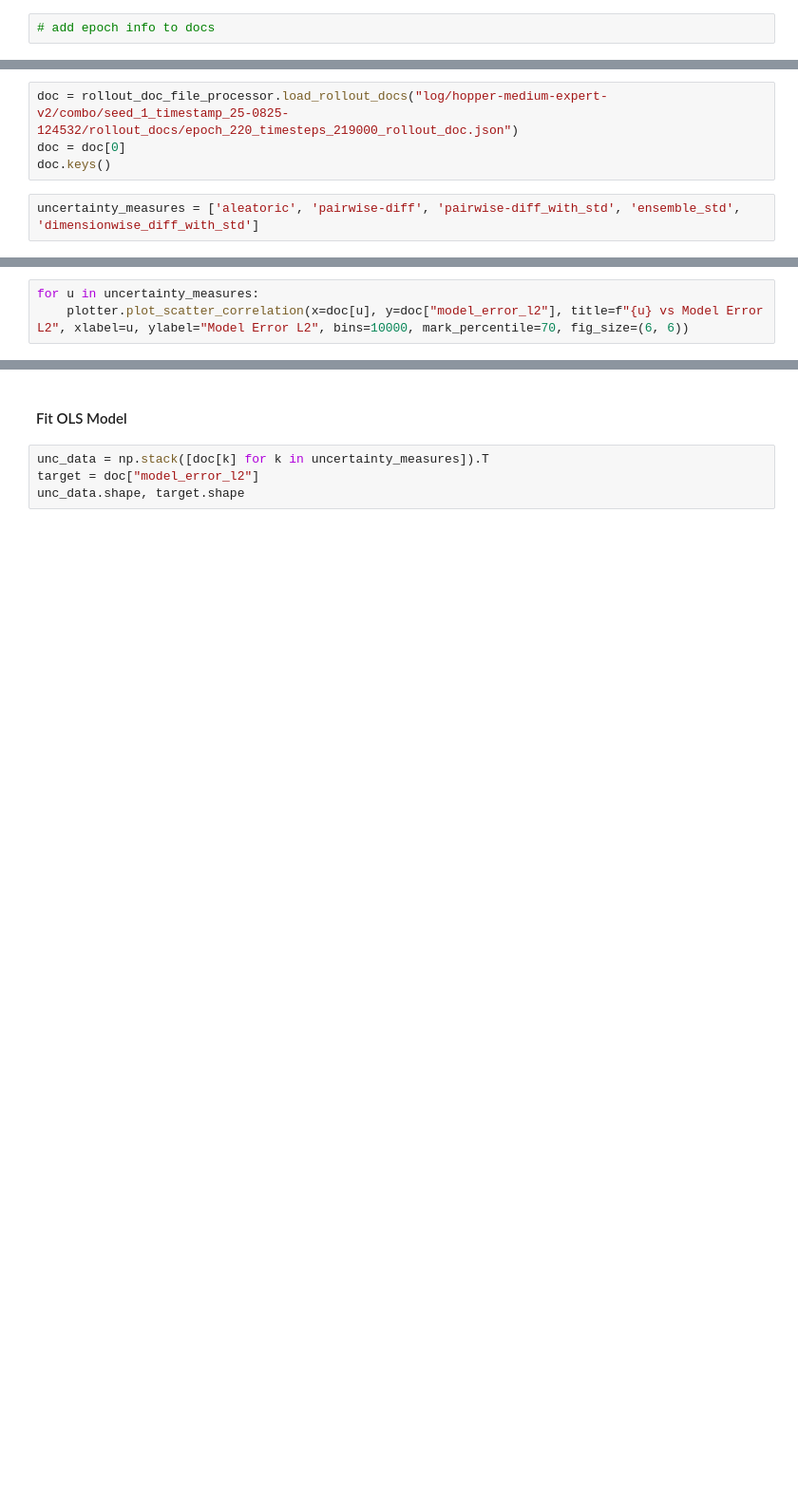
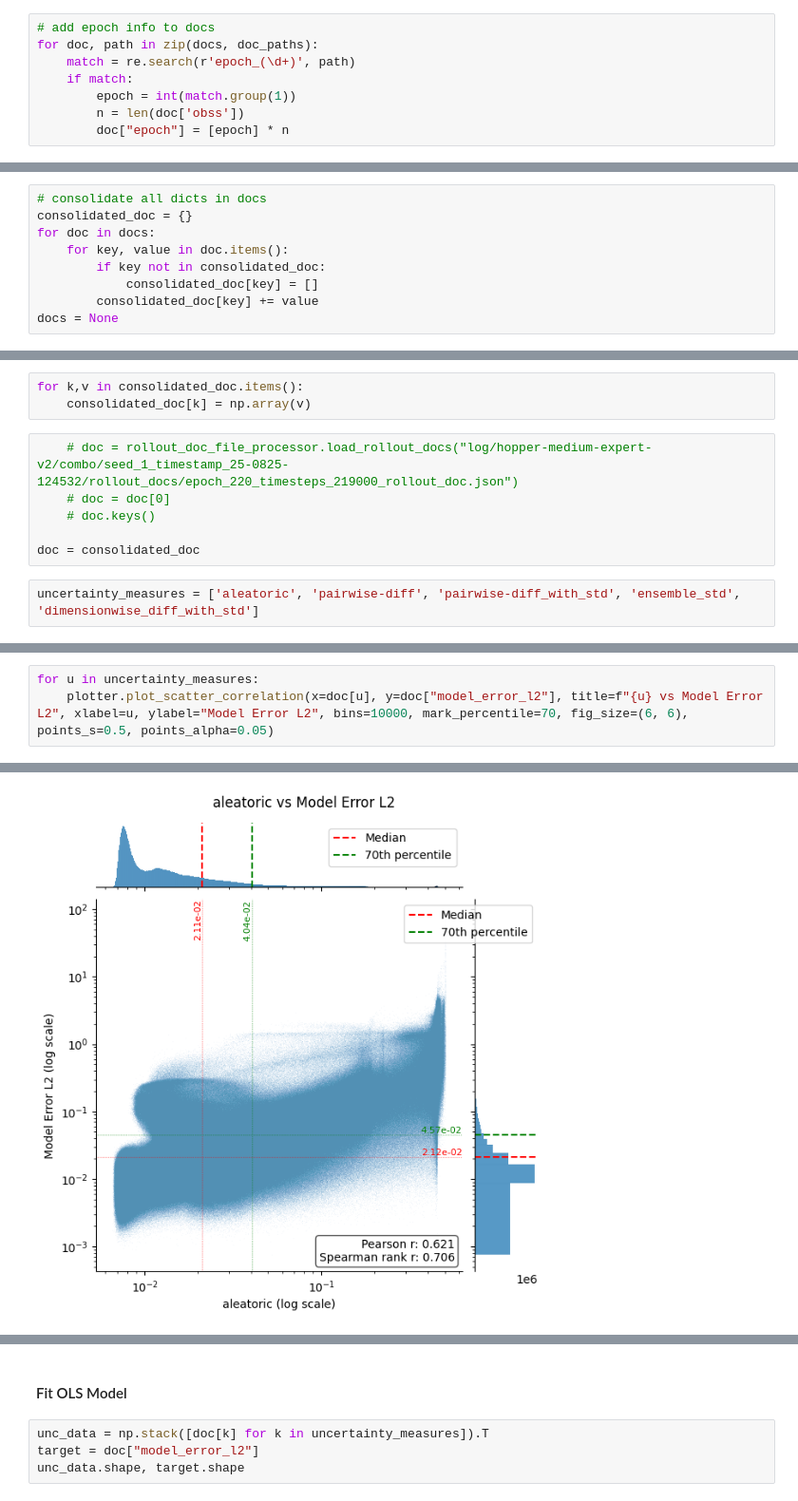
Before and after one commit to NiclasBottenbruch/dynamic-rollout-filtering-in-model-based-offline-rl, a Jupyter notebook: eval_discrepancy_criteria_hopper_med_exp.ipynb, the cells around one changed output, grey strips where cells are left out. Shown at 95% size. Drawn from its saved outputs; the diff is of its cells as text; blank space fills up the shorter version.

```diff
--- a/eval_discrepancy_criteria_hopper_med_exp.ipynb
+++ b/eval_discrepancy_criteria_hopper_med_exp.ipynb
@@ -14,3 +15,9 @@ doc_paths = [os.path.join(dir_path, f) for f in os.listdir(dir_path) if f.endswi
 docs = rollout_doc_file_processor.load_rollout_docs(doc_paths, cast_to_nparray=False)
 # %%
 # add epoch info to docs
+for doc, path in zip(docs, doc_paths):
+    match = re.search(r'epoch_(\d+)', path)
+    if match:
+        epoch = int(match.group(1))
+        n = len(doc['obss'])
+        doc["epoch"] = [epoch] * n
@@ -18,0 +24,9 @@ docs = rollout_doc_file_processor.load_rollout_docs(doc_paths, cast_to_nparray=F
+# %%
+# consolidate all dicts in docs
+consolidated_doc = {}
+for doc in docs:
+    for key, value in doc.items():
+        if key not in consolidated_doc:
+            consolidated_doc[key] = []
+        consolidated_doc[key] += value
+docs = None
@@ -19,7 +37,12 @@ docs = rollout_doc_file_processor.load_rollout_docs(doc_paths, cast_to_nparray=F
+# %%
+for k,v in consolidated_doc.items():
+    consolidated_doc[k] = np.array(v)
 # %%
-doc = rollout_doc_file_processor.load_rollout_docs("log/hopper-medium-expert-v2/combo/seed_1_timestamp_25-0825-124532/rollout_docs/epoch_220_timesteps_219000_rollout_doc.json")
-doc = doc[0]
-doc.keys()
+    # doc = rollout_doc_file_processor.load_rollout_docs("log/hopper-medium-expert-v2/combo/seed_1_timestamp_25-0825-124532/rollout_docs/epoch_220_timesteps_219000_rollout_doc.json")
+    # doc = doc[0]
+    # doc.keys()
+
+doc = consolidated_doc
 # %%
 uncertainty_measures = ['aleatoric', 'pairwise-diff', 'pairwise-diff_with_std', 'ensemble_std', 'dimensionwise_diff_with_std']
 # %%
@@ -39,3 +69,4 @@ plt.show()
 # %%
 for u in uncertainty_measures:
-    plotter.plot_scatter_correlation(x=doc[u], y=doc["model_error_l2"], title=f"{u} vs Model Error L2", xlabel=u, ylabel="Model Error L2", bins=10000, mark_percentile=70, fig_size=(6, 6))
+    plotter.plot_scatter_correlation(x=doc[u], y=doc["model_error_l2"], title=f"{u} vs Model Error L2", xlabel=u, ylabel="Model Error L2", bins=10000, mark_percentile=70, fig_size=(6, 6), points_s=0.5, points_alpha=0.05)
+# %% [output]
@@ -41,0 +74 @@ for u in uncertainty_measures:
+[figure, added]
```
Also changed, not shown: parts of 22 cells of this notebook.
